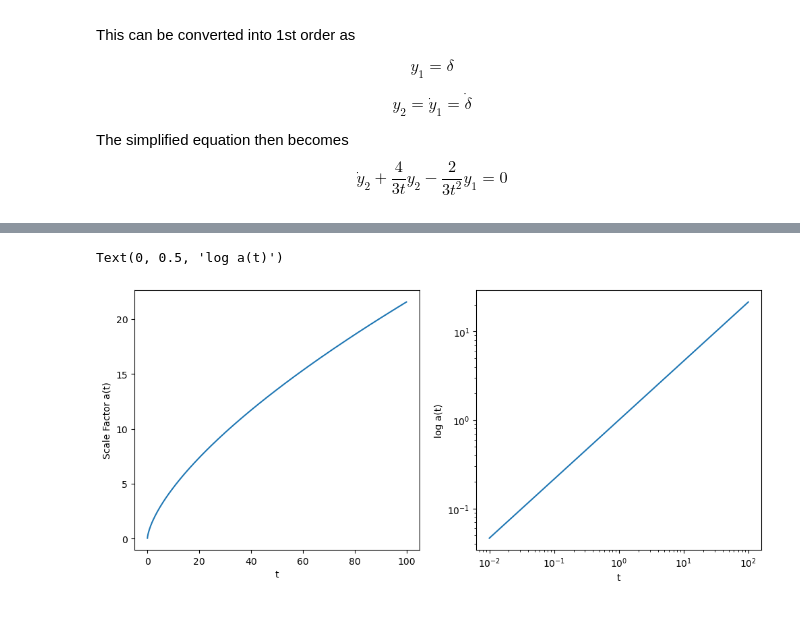
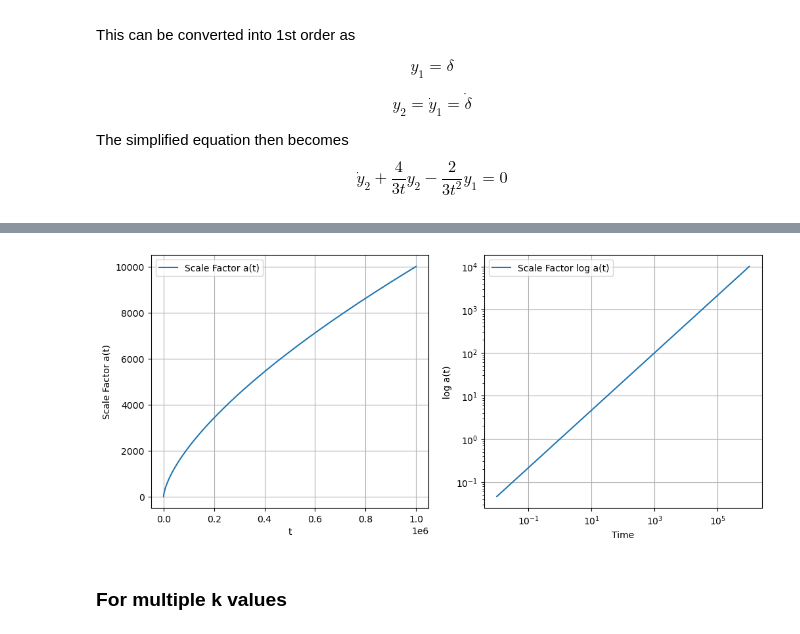
Before and after one commit to isha-m63/Wave_Dark_Matter, a Jupyter notebook: Obtaining_Power_Spectrum/CDM/CDM.ipynb, the cells around one changed output, grey strips where cells are left out. Saved outputs shown, nothing was run; the diff lists cells and outputs as text; code cells hidden in the pictures.

```diff
--- a/Obtaining_Power_Spectrum/CDM/CDM.ipynb
+++ b/Obtaining_Power_Spectrum/CDM/CDM.ipynb
@@ -69,0 +72,14 @@ The simplified equation then becomes
+# %%
+#Initial conditions for delta_k proportional to a and delta_k_dot propertioonal to 2a/3t
+#Also see equation 5.54 in Baumann Cosmology textbook
+t_i =  1e-2
+t_f = 1e6
+t_span = [t_i, t_f]
+t_eval = np.logspace(np.log10(t_i), np.log10(t_f), 500)
+
+delta0 = 1e-5 #Arbitrary choice
+delta0_dot = 0     #Dont use the analytic expression: 2**delta_k / (3*t_i)
+#Assume initial growth rate is zero
+
+initial_conditions = [delta0, delta0_dot]
+initial_conditions
@@ -70,16 +138,13 @@ The simplified equation then becomes
 # %%
-#Initial conditions for delta_k proportional to a and delta_k_dot propertioonal to 2a/3t
-#Also see equation 5.54 in Baumann Cosmology textbook
+fig,ax = plt.subplots(1,2, figsize=(12, 5))
+ax[0].loglog(cdm_df['t'], cdm_df['delta_cdm'], label='CDM')
+ax[1].plot(cdm_df['scale_factor_a'], cdm_df['delta_cdm'], label='CDM')
 
-t_i =  1e-2
-t_f = 1e2
-t_span = [t_i, t_f]
-t_eval = np.logspace(np.log10(t_i), np.log10(t_f), 500)
+ax[0].set_xlabel('Time')
+ax[1].set_xlabel('Scale Factor a')
 
-delta0 = 1 #Arbitrary choice
-delta0_dot = 0     #Dont use the analytic expression: 2**delta_k / (3*t_i)
-#Assume initial growth rate is zero
-
-initial_conditions = [delta0, delta0_dot]
-initial_conditions
+for i in ax:
+    i.set_ylabel('Density Contrast $\delta_{k}$')
+    i.legend()
+    i.grid()
 # %% [output]
@@ -87,14 +152,20 @@ initial_conditions
 # %%
 fig, ax  = plt.subplots(1, 2, figsize=(12,5))
 ax[0].plot(t_eval, scale_factor_a(t_eval), label='Scale Factor a(t)')
 ax[1].loglog(t_eval, scale_factor_a(t_eval), label='Scale Factor log a(t)')
 ax[0].set_xlabel('t')
 ax[0].set_ylabel('Scale Factor a(t)')
-ax[1].set_xlabel('t')
+ax[1].set_xlabel('Time')
 ax[1].set_ylabel('log a(t)')
+
+for i in ax:
+    #i.set_ylabel('Density Contrast δ_k')
+    i.legend()
+    i.grid()
 # %% [output]
-Text(0, 0.5, 'log a(t)')
-[figure, old version]
+[figure, new version]
+# %% [markdown]
+### For multiple k values
 # %%
 #Here we have a second order differential equation in time for each k mode.
 #We can convert this into two first order differential equations as follows:
```
Also changed, not shown: parts of 11 cells of this notebook, 3 other files.
